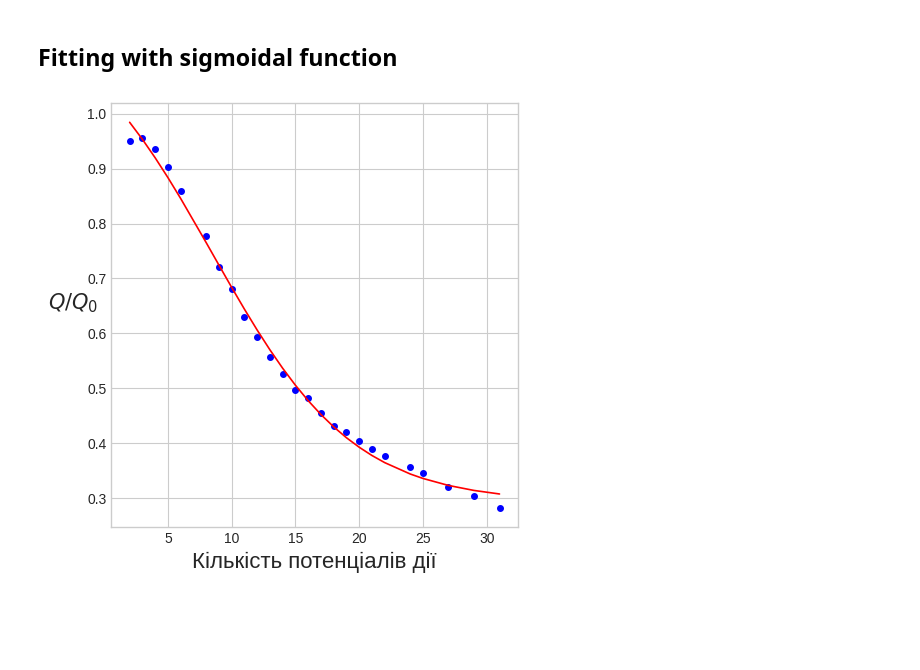
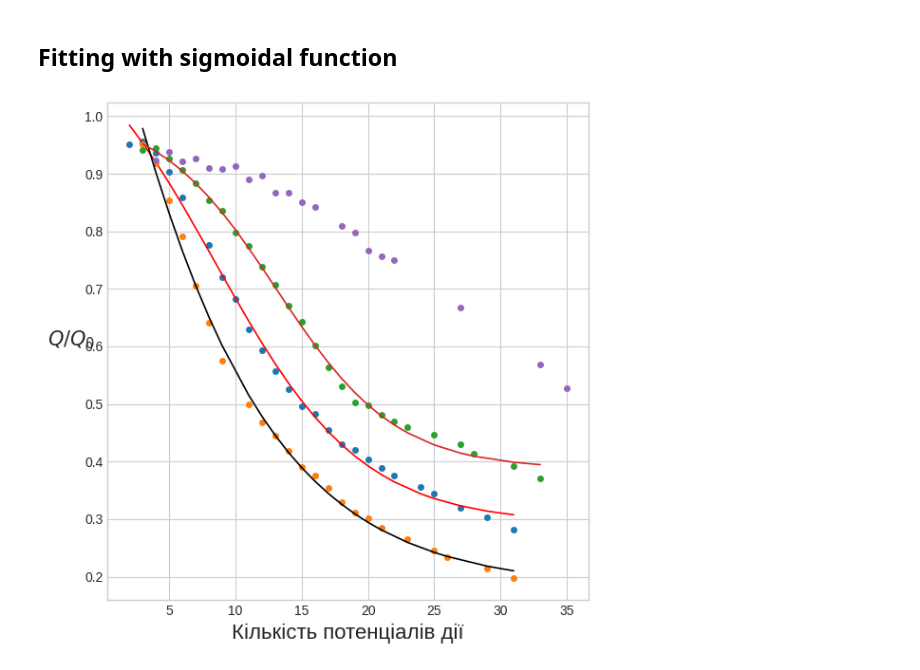
Before and after one commit to platycristate/hippocalcin-CA1-neuron, a Jupyter notebook: scripts/figure5.ipynb, the cells around one changed output. Cells and saved outputs as stored; diff of their text form; code cells hidden in the pictures; blank space fills up the shorter version.

Commit message:
finished results5_5.csv

```diff
--- a/scripts/figure5.ipynb
+++ b/scripts/figure5.ipynb
@@ -8,4 +8,7 @@ from scipy.optimize import curve_fit
 
 plt.style.use('seaborn-whitegrid')
 f = pd.read_csv('results5.csv')
+f2 = pd.read_csv('results5_2.csv')
+f3 = pd.read_csv('results5_3.csv')
+f4 = pd.read_csv('results5_4.csv')
 %matplotlib inline
@@ -14,0 +15,9 @@ new_f = temp_f.sort_values(by = 'n_ap')
+# %%
+temp_f = f.drop_duplicates(subset='n_ap', keep='last')
+new_f = temp_f.sort_values(by = 'n_ap')
+temp_f2 = f2.drop_duplicates(subset='n_ap', keep='last')
+new_f2 = temp_f2.sort_values(by = 'n_ap')
+temp_f3 = f3.drop_duplicates(subset='n_ap', keep='last')
+new_f3 = temp_f3.sort_values(by = 'n_ap')
+temp_f4 = f4.drop_duplicates(subset='n_ap', keep='last')
+new_f4 = temp_f4.sort_values(by = 'n_ap')
@@ -20,17 +49,33 @@ def sigmoid(x, L ,x0, k, b):
     return y
 
 p0 = [max(new_f["ratio"]), np.median(new_f["n_ap"]), 1, min(new_f["ratio"])] # this is an mandatory initial guess
+p02 = [max(new_f2["ratio"]), np.median(new_f2["n_ap"]), 1, min(new_f2["ratio"])] # this is an mandatory initial guess
+p03 = [max(new_f3["ratio"]), np.median(new_f3["n_ap"]), 1, min(new_f3["ratio"])] # this is an mandatory initial guess
+p04 = [max(new_f4["ratio"]), np.median(new_f4["n_ap"]), 1, min(new_f4["ratio"])]
 
 popt, pcov = curve_fit(sigmoid, new_f["n_ap"], new_f["ratio"], p0, method='dogbox')
+popt2, pcov2 = curve_fit(sigmoid, new_f2["n_ap"], new_f2["ratio"], p02, method='dogbox')
+popt3, pcov3 = curve_fit(sigmoid, new_f3["n_ap"], new_f3["ratio"], p03, method='dogbox')
+popt4, pcov4 = curve_fit(sigmoid, new_f4["n_ap"], new_f4["ratio"], p04, method='dogbox')
 # %%
-plt.figure(dpi=100, figsize=(5, 5))
-plt.plot(new_f["n_ap"], new_f["ratio"], "bo", markersize=4)
+fig, axs = plt.subplots(dpi=100, figsize=(6, 6), )
+
+plt.plot(new_f["n_ap"], new_f["ratio"], "o", markersize=4)
 plt.plot(new_f["n_ap"], sigmoid( new_f["n_ap"], *popt), 'r-', lw=1.2)
+
+plt.plot(new_f2["n_ap"], new_f2["ratio"], "o", markersize=4)
+plt.plot(new_f2["n_ap"], sigmoid( new_f2["n_ap"], *popt2), 'k-', lw=1.2)
+
+plt.plot(new_f3["n_ap"], new_f3["ratio"], "o", markersize=4)
+plt.plot(new_f3["n_ap"], sigmoid( new_f3["n_ap"], *popt3), '-', lw=1.2)
+
+plt.plot(new_f4["n_ap"], new_f4["ratio"], "o", markersize=4, label="C=0.01")
+#plt.plot(new_f4["n_ap"], sigmoid( new_f4["n_ap"], *popt3), '-', lw=1.2, label="фітування для С=0.01")
 
 plt.xlabel("Кількість потенціалів дії", fontsize=16)
 plt.ylabel("$Q/Q_0$", fontsize=15, labelpad=10).set_rotation(0)
 plt.tight_layout()
 #plt.savefig('../../Diplom/images/n_ap_charge.png')
 plt.show()
 # %% [output]
-[figure, old version]
+[figure, new version]
```
Also changed, not shown: parts of 2 cells of this notebook, 11 other files.
